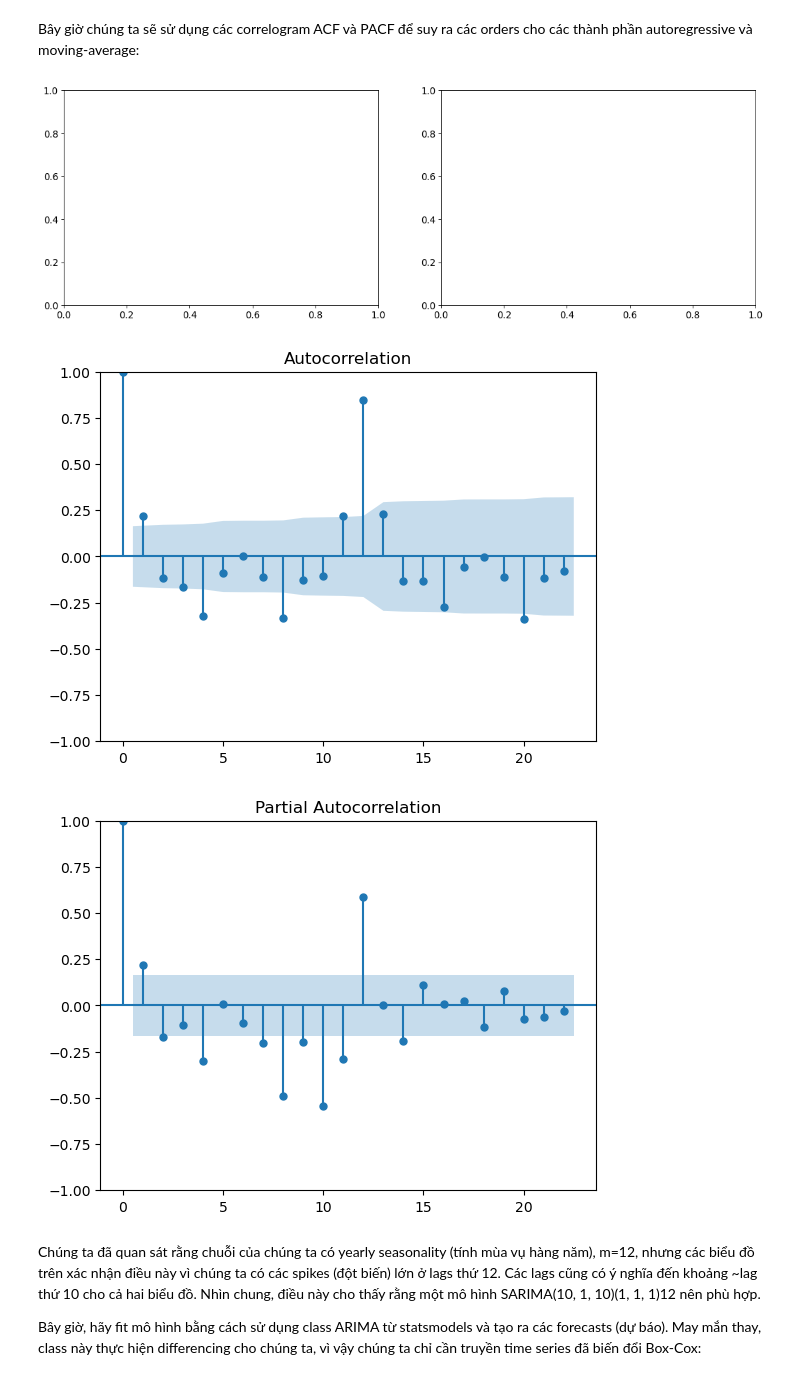
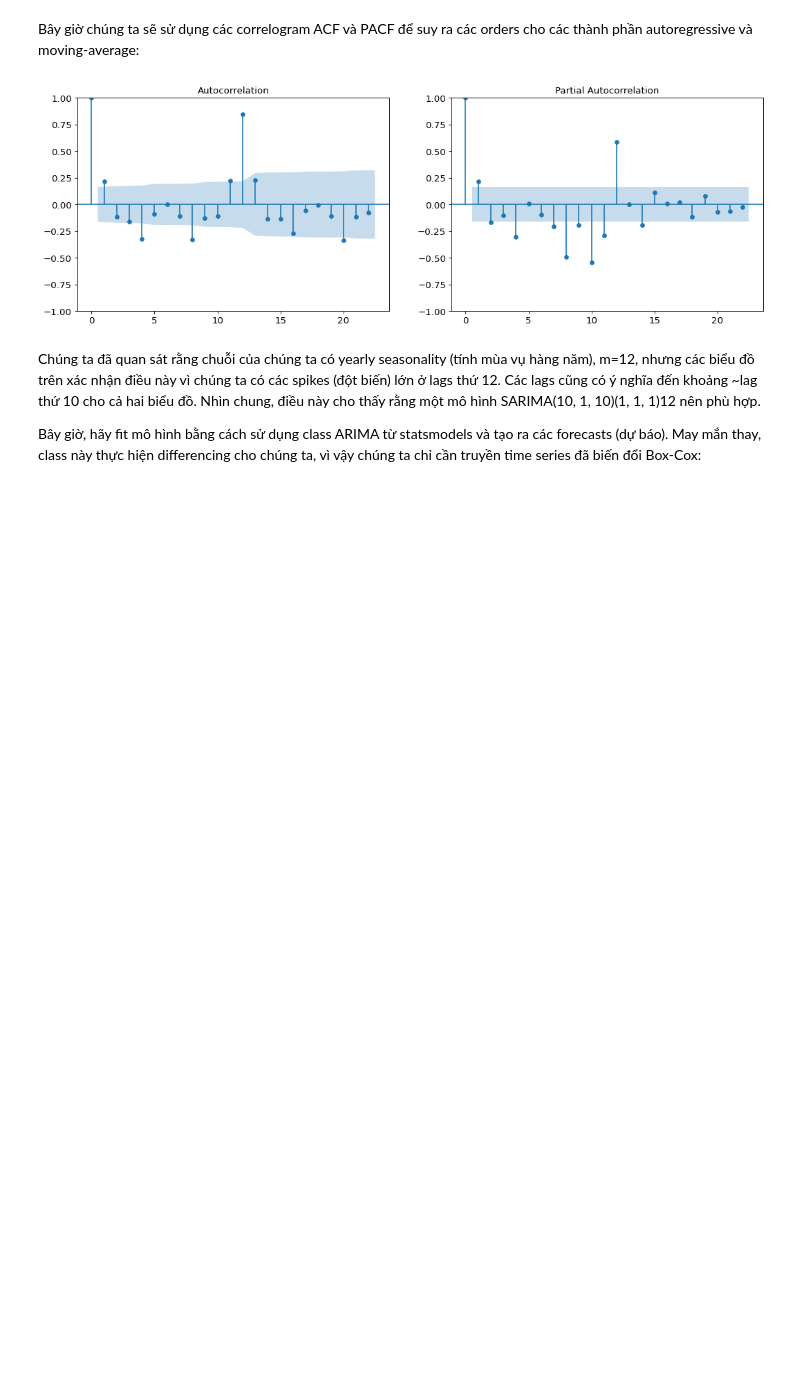
Before and after one commit to NKDuyennn/Project_data_science, a Jupyter notebook: Time-series-crash-course/18. SARIMA.ipynb, the cells around one changed output. Cells and saved outputs as stored; diff of their text form; code cells hidden in the pictures; blank space fills up the shorter version.

```diff
--- a/Time-series-crash-course/18. SARIMA.ipynb
+++ b/Time-series-crash-course/18. SARIMA.ipynb
@@ -110,19 +105,17 @@ Bây giờ chúng ta sẽ sử dụng các correlogram ACF và PACF để suy ra
 # %%
 # Import các package
 import matplotlib.pyplot as plt
 from statsmodels.graphics.tsaplots import plot_pacf, plot_acf
 
 # Vẽ acf và pacf
 fig, (ax1, ax2) = plt.subplots(1, 2, figsize=(16, 5), dpi=80)
-plot_acf(data['Passenger_diff'])
-plot_pacf(data['Passenger_diff'], method='ywm')
+plot_acf(data['Passenger_diff'], ax=ax1)
+plot_pacf(data['Passenger_diff'], method='ywm', ax=ax2)
 ax1.tick_params(axis='both', labelsize=12)
 ax2.tick_params(axis='both', labelsize=12)
 plt.show()
 # %% [output]
-[figure, old version]
+[figure, new version]
-[figure, removed]
-[figure, removed]
 # %% [markdown]
 Chúng ta đã quan sát rằng chuỗi của chúng ta có yearly seasonality (tính mùa vụ hàng năm), m=12, nhưng các biểu đồ trên xác nhận điều này vì chúng ta có các spikes (đột biến) lớn ở lags thứ 12. Các lags cũng có ý nghĩa đến khoảng ~lag thứ 10 cho cả hai biểu đồ. Nhìn chung, điều này cho thấy rằng một mô hình SARIMA(10, 1, 10)(1, 1, 1)12 nên phù hợp.
 
```
Also changed, not shown: parts of 4 cells of this notebook, 2 other files.
